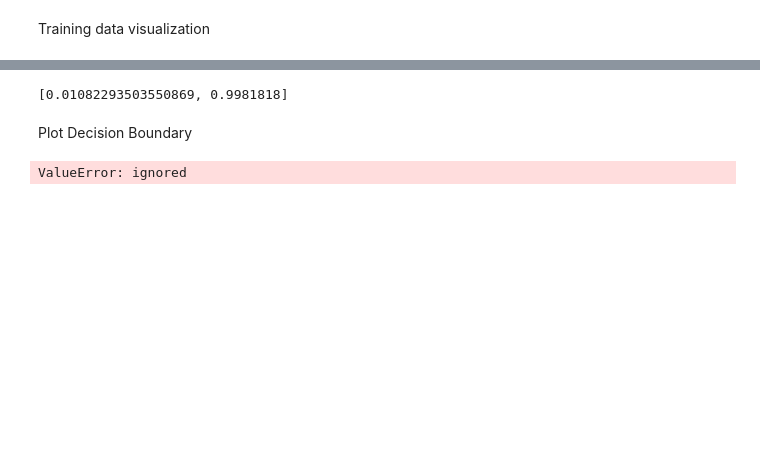
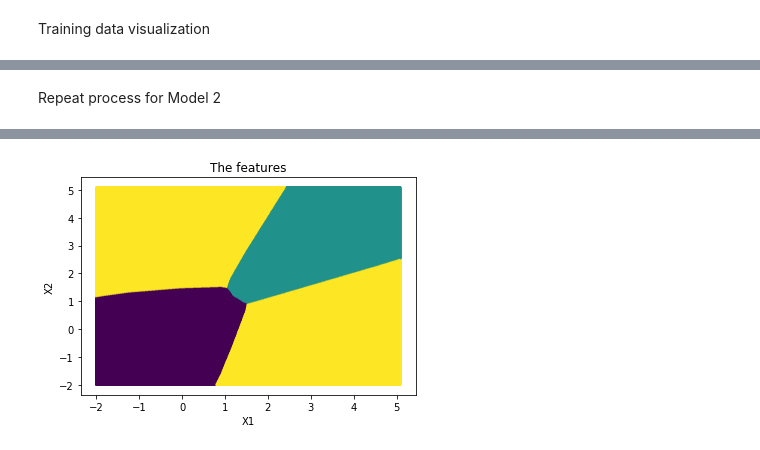
Before and after one commit to sampiecz/490_ASSN3, a Jupyter notebook: ASSN3.ipynb, the cells around one changed output, grey strips where cells are left out. Saved outputs shown, nothing was run; the diff lists cells and outputs as text; code cells hidden in the pictures; blank space fills up the shorter version.

```diff
--- a/ASSN3.ipynb
+++ b/ASSN3.ipynb
@@ -65,7 +91,15 @@ Compile fit and evaluate
+# %% [markdown]
+Repeat process for Model 2
 # %%
-model.compile(optimizer="adam", loss="sparse_categorical_crossentropy", metrics=["accuracy"])
-history = model.fit(X_train, y_train, epochs=5)
-model.evaluate(X_test, y_test, verbose=2)
+model2 = tensorflow.keras.models.Sequential([
+    tensorflow.keras.layers.Dense(20, activation="relu"),
+      tensorflow.keras.layers.Dropout(0.1),
+    tensorflow.keras.layers.Dense(30, activation="softmax")
+])
+model2.compile(optimizer="adam", loss="sparse_categorical_crossentropy", metrics=["accuracy"])
+model2.fit(X_train, y_train, epochs=5)
+model2.evaluate(X_test, y_test, verbose=2)
+plot_decision_boundary(features, labels, model2)
 # %% [output]
 Train on 26800 samples
 Epoch 1/5
@@ -82,33 +116 @@ Epoch 5/5
-[0.01082293503550869, 0.9981818]
+[figure, added]
-# %% [markdown]
-Plot Decision Boundary
-# %%
-def plot_decision_boundary(X, y, model, steps=1000, cmap='Paired'):
-    cmap = plt.get_cmap(cmap)
-
-    # Define region of interest by data limits
-    xmin, xmax = X[:,0].min() - 1, X[:,0].max() + 1
-    ymin, ymax = X[:,1].min() - 1, X[:,1].max() + 1
-    steps = 1000
-    x_span = np.linspace(xmin, xmax, steps)
-    y_span = np.linspace(ymin, ymax, steps)
-    xx, yy = np.meshgrid(x_span, y_span)
-
-    # Make predictions across region of interest
-    _labels = model.predict(np.c_[xx.ravel(), yy.ravel()])
-
-    # Plot decision boundary in region of interest
-    z = _labels.reshape(xx.shape)
-
-    fig, ax = plt.subplots()
-    ax.contourf(xx, yy, z, cmap=cmap, alpha=0.5)
-
-    # Get predicted labels on training data and plot
-    train_labels = model.predict(X)
-    ax.scatter(X[:,0], X[:,1], c=y, cmap=cmap, lw=0)
-
-    return fig, ax
-
-plot_decision_boundary(features, labels, model)
-# %% [output]
-ValueError: ignored
```
Also changed, not shown: parts of 16 cells of this notebook.
